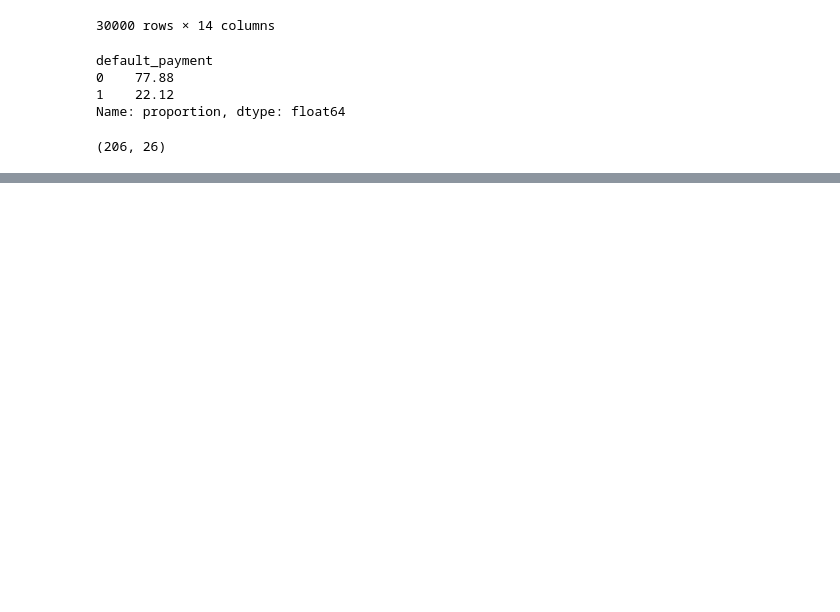
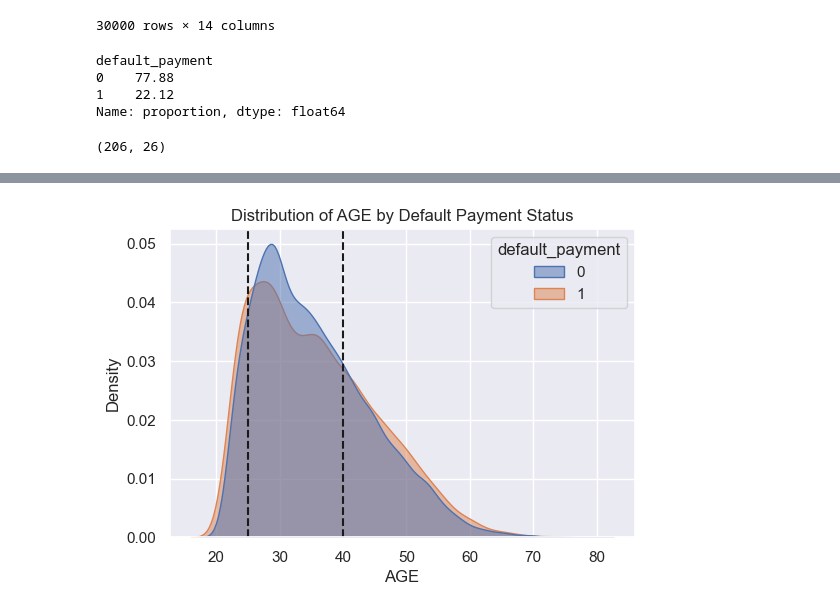
Before and after one commit to malavansa/IT5022-ML-Project, a Jupyter notebook: notebooks/eda_notebook.ipynb, the cells around one changed output, grey strips where cells are left out. Saved outputs shown, nothing was run; the diff lists cells and outputs as text; code cells hidden in the pictures; blank space fills up the shorter version.

```diff
--- a/notebooks/eda_notebook.ipynb
+++ b/notebooks/eda_notebook.ipynb
@@ -390,0 +419,10 @@ df[df['LIMIT_BAL'] > 500000].shape
+# %%
+sns.set_theme(style="darkgrid")
+plt.figure(figsize=(6,4))
+sns.kdeplot(data=df, x='AGE', hue='default_payment', fill=True, common_norm=False, alpha=0.5)
+plt.axvline(x=25, color='k', linestyle='--', label='Mean AGE')
+plt.axvline(x=40, color='k', linestyle='--', label='Median AGE')
+plt.title('Distribution of AGE by Default Payment Status')
+plt.show()
+# %% [output]
+[figure, added]
```
Also changed, not shown: parts of 10 cells of this notebook.
